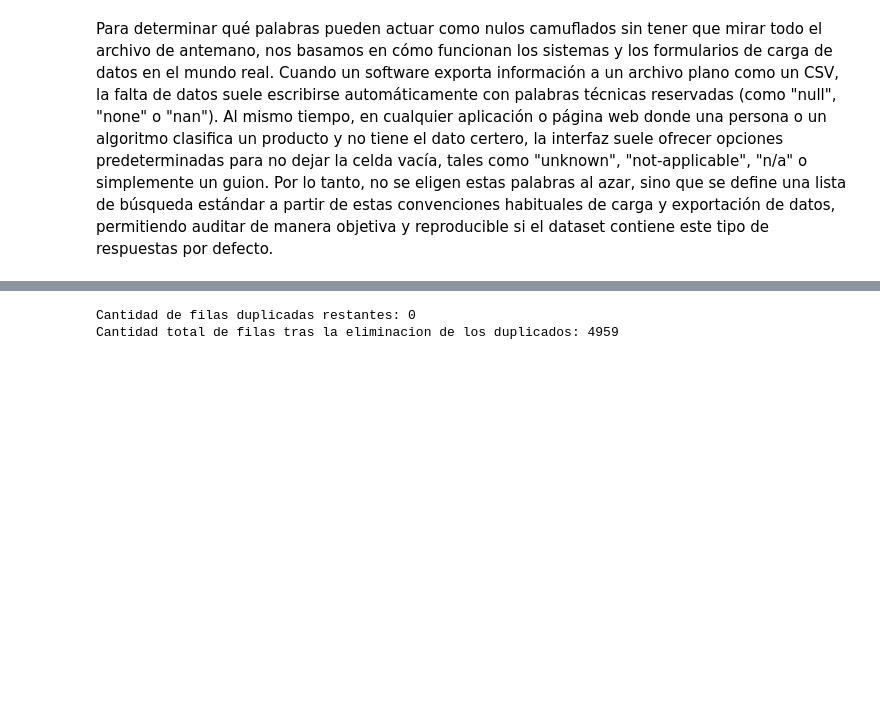
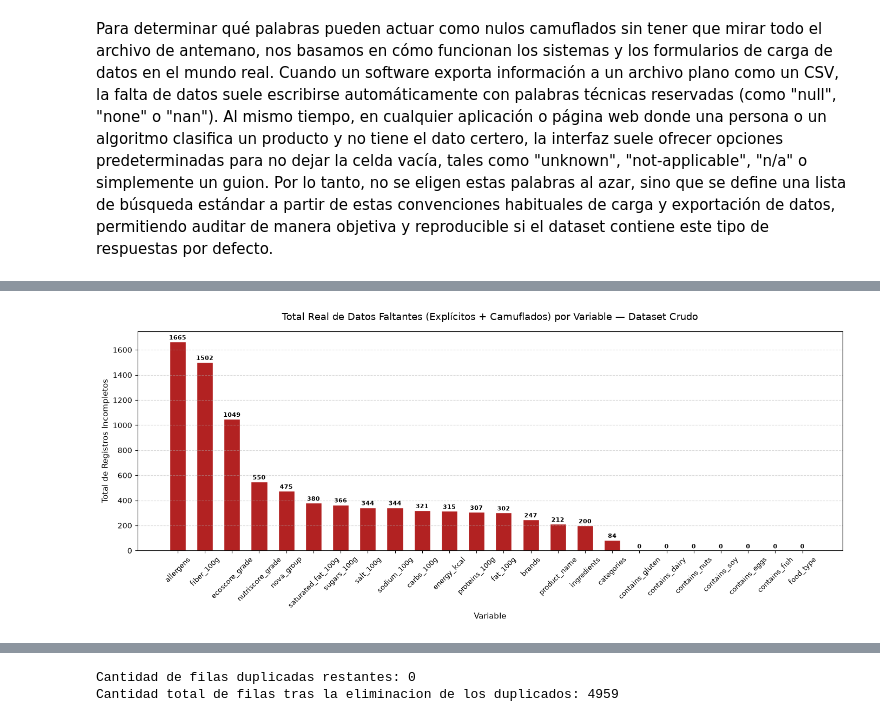
Before and after one commit to juancruzhiguera/tpe-fcd, a Jupyter notebook: entrega-tpe.ipynb, the cells around one changed output, grey strips where cells are left out. Cells and saved outputs as stored; diff of their text form; code cells hidden in the pictures; blank space fills up the shorter version.

```diff
--- a/entrega-tpe.ipynb
+++ b/entrega-tpe.ipynb
@@ -369,0 +425,28 @@ Respecto a los valores atípicos (outliers), su análisis estadístico formal ta
+# %%
+# 1. Extraer el total real de registros faltantes por columna y ordenar de mayor a menor
+total_faltantes_por_col = df_datos_faltantes.set_index('columna')['total_faltantes'].sort_values(ascending=False)
+
+# 2. Crear la figura y el gráfico de barras
+plt.figure(figsize=(14, 6))
+barras = plt.bar(
+    total_faltantes_por_col.index,
+    total_faltantes_por_col.values,
+    color='firebrick',
+    edgecolor='white',
+    width=0.6
+)
+
+# 3. Agregar las etiquetas sobre cada barra
+plt.bar_label(barras, padding=1, fontsize=8, fontweight='bold')
+
+# Configurar títulos y ejes con pyplot directo
+plt.title('Total Real de Datos Faltantes (Explícitos + Camuflados) por Variable — Dataset Crudo', fontsize=13, pad=15)
+plt.xlabel('Variable', fontsize=11)
+plt.ylabel('Total de Registros Incompletos', fontsize=11)
+plt.xticks(rotation=45, fontsize=9)
+plt.grid(axis='y', linestyle='--', alpha=0.5)
+
+plt.tight_layout()
+plt.show()
+# %% [output]
+[figure, added]
```
Also changed, not shown: parts of 103 cells of this notebook.
